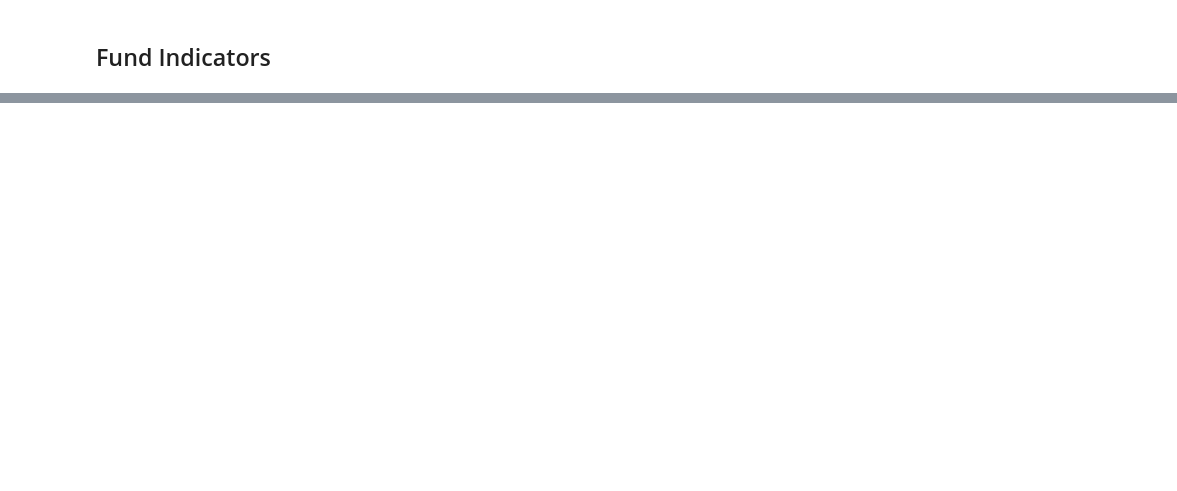
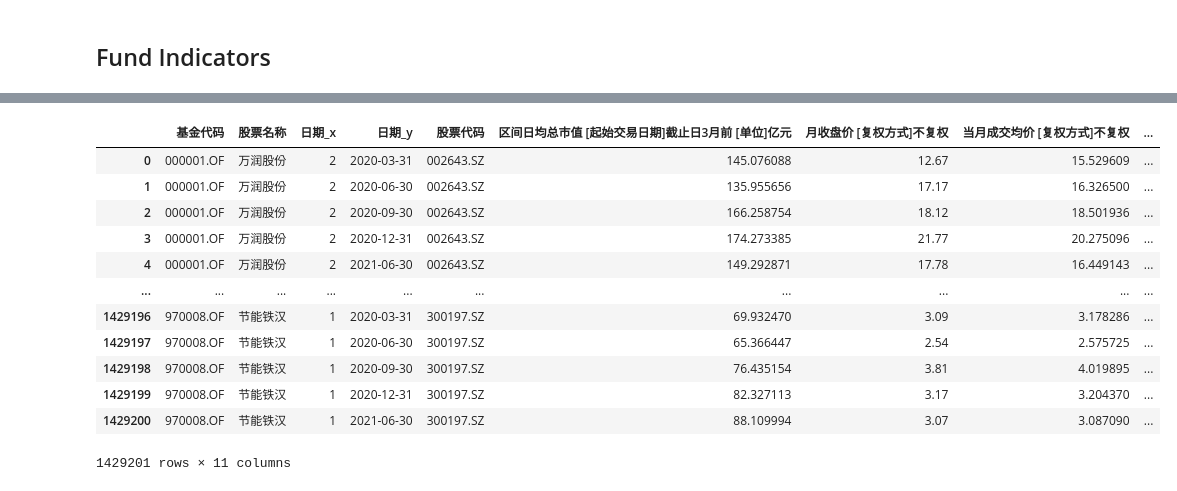
Before and after one commit to jiachengpan/goldenspoon, a Jupyter notebook: neverland_goldenspoon.ipynb, the cells around one changed output, grey strips where cells are left out. Drawn from its saved outputs; the diff is of its cells as text; code cells hidden in the pictures; blank space fills up the shorter version.

```diff
--- a/neverland_goldenspoon.ipynb
+++ b/neverland_goldenspoon.ipynb
@@ -500,0 +524,3 @@ memory usage: 5.7+ MB
+# %%
+ind_funds_topn_stocks          = ind.get_funds_topn_stocks()
+ind_funds_topn_stocks.columns  = [name for _, name in ind_funds_topn_stocks.columns]
@@ -500,0 +542,4 @@ memory usage: 5.7+ MB
+# %%
+topn_stocks_visited_by_funds = ind_funds_topn_stocks.reset_index() \
+                                .groupby([Indicator.k_fund_column_code, Indicator.k_stock_column_name]) \
+                                .count()[Indicator.k_column_date]
@@ -500,0 +562,19 @@ memory usage: 5.7+ MB
+# %%
+topn_stocks_visited_by_funds = pd.merge(topn_stocks_visited_by_funds.reset_index(), ind.get_stock_performance(),
+                                        on=[Indicator.k_stock_column_name])
+# %%
+topn_stocks_visited_by_funds
+# %% [output]
+|  | 基金代码 | 股票名称 | 日期_x | 日期_y | 股票代码 | 区间日均总市值 [起始交易日期]截止日3月前 [单位]亿元 | 月收盘价 [复权方式]不复权 | 当月成交均价 [复权方式]不复权 | ... |
+| 0 | 000001.OF | 万润股份 | 2 | 2020-03-31 | 002643.SZ | 145.076088 | 12.67 | 15.529609 | ... |
+| 1 | 000001.OF | 万润股份 | 2 | 2020-06-30 | 002643.SZ | 135.955656 | 17.17 | 16.326500 | ... |
+| 2 | 000001.OF | 万润股份 | 2 | 2020-09-30 | 002643.SZ | 166.258754 | 18.12 | 18.501936 | ... |
+| 3 | 000001.OF | 万润股份 | 2 | 2020-12-31 | 002643.SZ | 174.273385 | 21.77 | 20.275096 | ... |
+| 4 | 000001.OF | 万润股份 | 2 | 2021-06-30 | 002643.SZ | 149.292871 | 17.78 | 16.449143 | ... |
+| ... | ... | ... | ... | ... | ... | ... | ... | ... | ... |
+| 1429196 | 970008.OF | 节能铁汉 | 1 | 2020-03-31 | 300197.SZ | 69.932470 | 3.09 | 3.178286 | ... |
+| 1429197 | 970008.OF | 节能铁汉 | 1 | 2020-06-30 | 300197.SZ | 65.366447 | 2.54 | 2.575725 | ... |
+| 1429198 | 970008.OF | 节能铁汉 | 1 | 2020-09-30 | 300197.SZ | 76.435154 | 3.81 | 4.019895 | ... |
+| 1429199 | 970008.OF | 节能铁汉 | 1 | 2020-12-31 | 300197.SZ | 82.327113 | 3.17 | 3.204370 | ... |
+| 1429200 | 970008.OF | 节能铁汉 | 1 | 2021-06-30 | 300197.SZ | 88.109994 | 3.07 | 3.087090 | ... |
+1429201 rows × 11 columns
```
Also changed, not shown: parts of 31 cells of this notebook.
